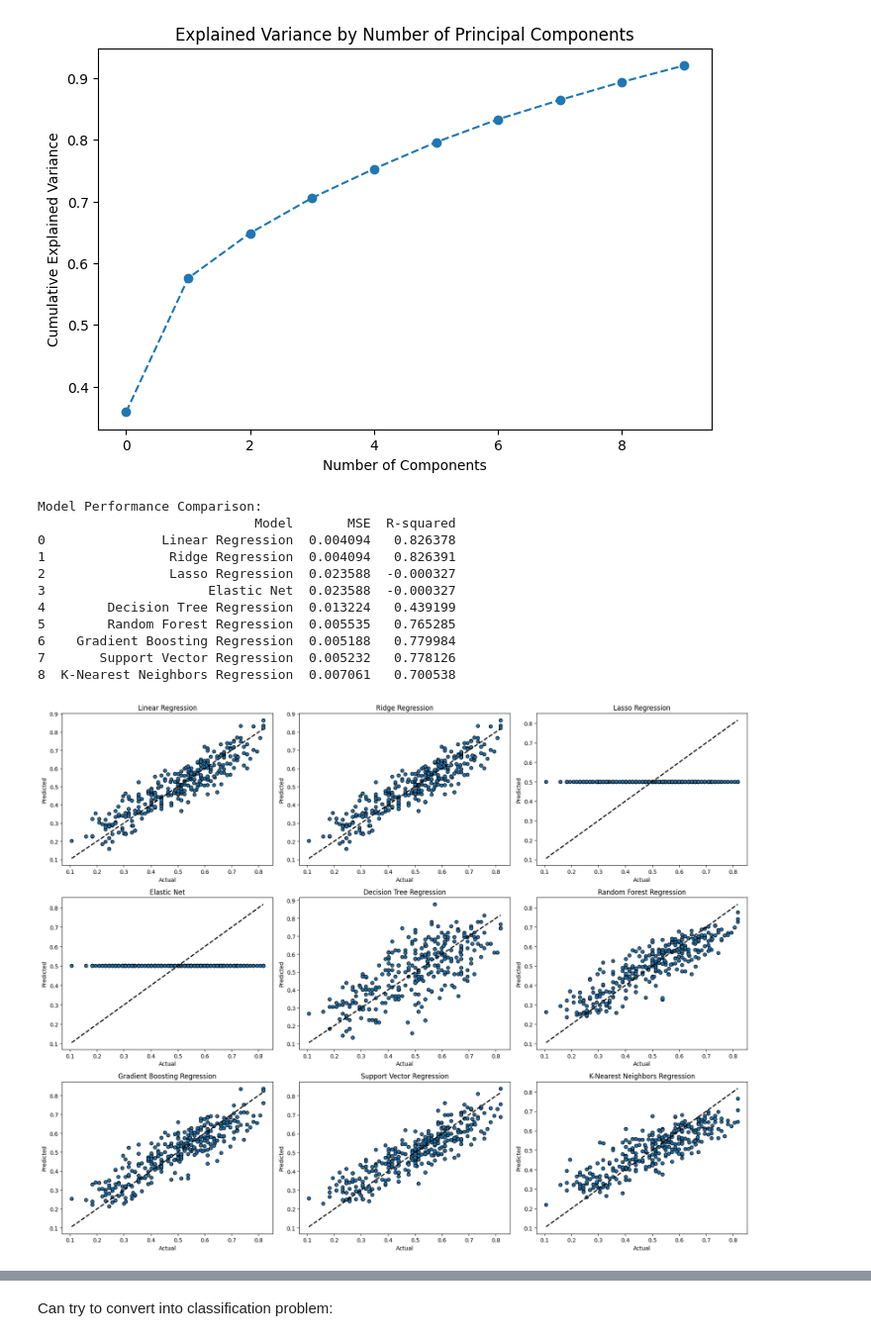
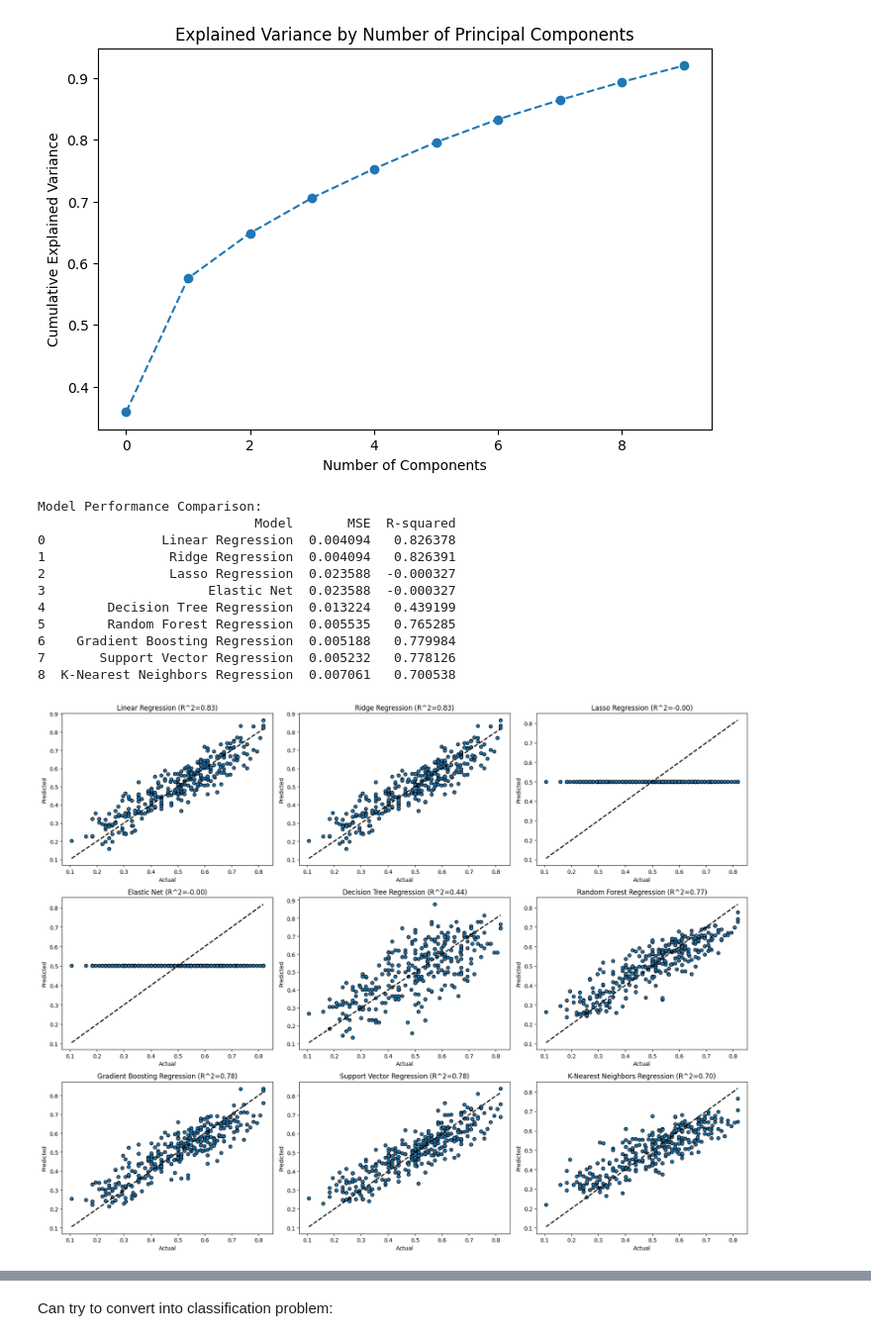
Before and after one commit to ChinmayVar/FinalProject156, a Jupyter notebook: final_proj.ipynb, the cells around one changed output, grey strips where cells are left out. Shown: that part at 99% size. Saved outputs shown, nothing was run; the diff lists cells and outputs as text; code cells hidden in the pictures.

```diff
--- a/final_proj.ipynb
+++ b/final_proj.ipynb
@@ -88,17 +100,6 @@ X_new = scaler.transform(X_new)  # Normalize
 X_new_tilde = X_new - mu  # Center
 X_new_tilde_pca = pca.transform(X_new_tilde)  # Apply PCA
 # %%
-from sklearn.linear_model import LinearRegression, Ridge, Lasso, ElasticNet
-from sklearn.tree import DecisionTreeRegressor
-from sklearn.ensemble import RandomForestRegressor, GradientBoostingRegressor
-from sklearn.svm import SVR
-from sklearn.neighbors import KNeighborsRegressor
-from sklearn.metrics import mean_squared_error, r2_score
-import matplotlib.pyplot as plt
-import pandas as pd
-
-# Assuming X_train_tilde_pca, y_train, X_new_tilde_pca, and y_new are defined
-
 # Models initialization
 models = {
     'Linear Regression': LinearRegression(),
@@ -133,32 +134,32 @@ results = pd.DataFrame({
 print("Model Performance Comparison:")
 print(results)
 
 # Plotting actual vs predicted values for each model
 plt.figure(figsize=(18, 14))
 
 # Iterate over models for plotting
 for i, (name, model) in enumerate(models.items(), 1):
     plt.subplot(3, 3, i)
     model.fit(X_train_tilde_pca, y_train)
     y_pred = model.predict(X_new_tilde_pca)
     plt.scatter(y_new, y_pred, edgecolors=(0, 0, 0))
     plt.plot([y_new.min(), y_new.max()], [y_new.min(), y_new.max()], 'k--', lw=2)
     plt.xlabel('Actual')
     plt.ylabel('Predicted')
-    plt.title(name)
+    plt.title(f'{name} (R^2={r2_results[name]:.2f})')
 
 plt.tight_layout()
 plt.show()
 # %% [output]
 Model Performance Comparison:
                             Model       MSE  R-squared
 0               Linear Regression  0.004094   0.826378
 1                Ridge Regression  0.004094   0.826391
 2                Lasso Regression  0.023588  -0.000327
 3                     Elastic Net  0.023588  -0.000327
 4        Decision Tree Regression  0.013224   0.439199
 5        Random Forest Regression  0.005535   0.765285
 6    Gradient Boosting Regression  0.005188   0.779984
 7       Support Vector Regression  0.005232   0.778126
 8  K-Nearest Neighbors Regression  0.007061   0.700538
-[figure, old version]
+[figure, new version]
```
Also changed, not shown: parts of 16 cells of this notebook.
